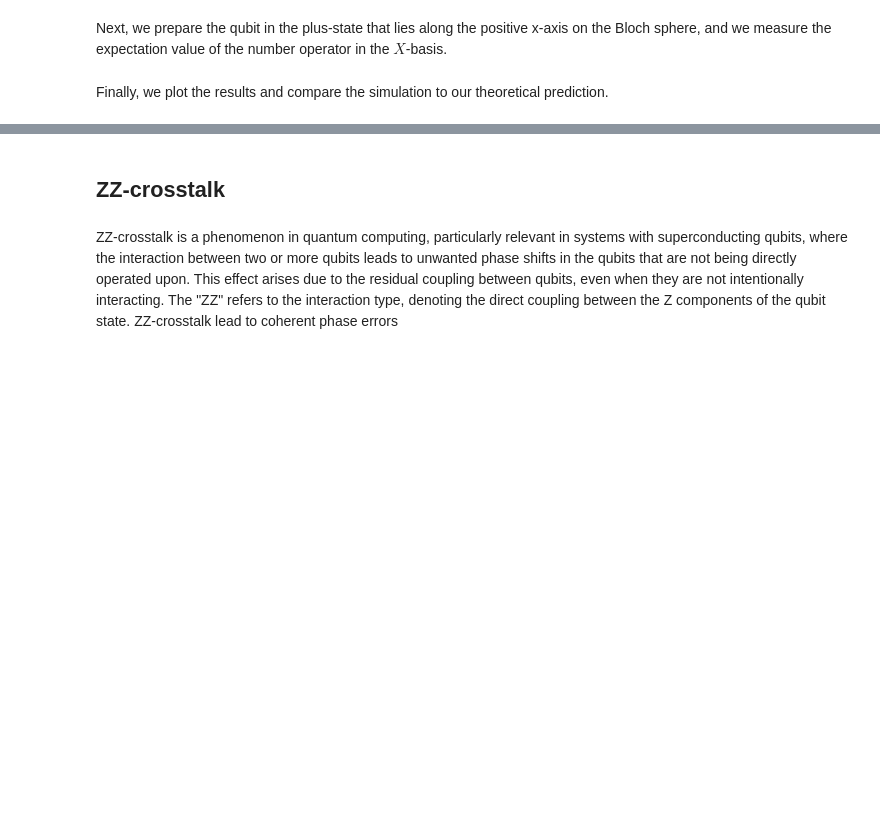
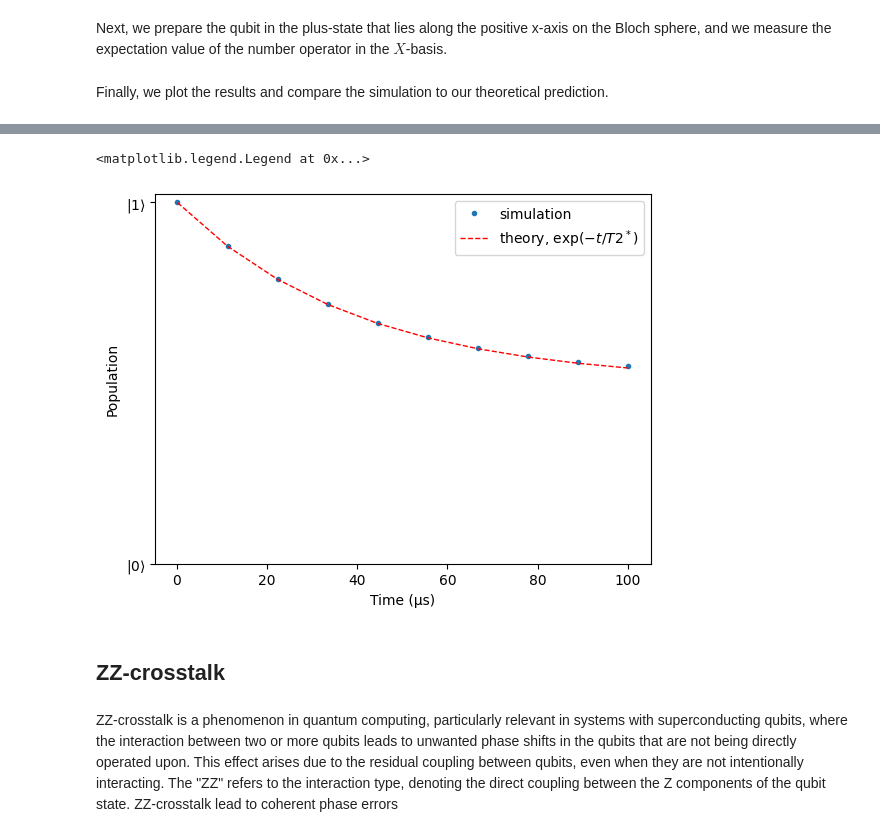
Before and after one commit to ch-stefanhi/chalmers-qubit, a Jupyter notebook: examples/relaxation.ipynb, the cells around one changed output, grey strips where cells are left out. Cells and saved outputs as stored; diff of their text form; code cells hidden in the pictures; blank space fills up the shorter version.

```diff
--- a/examples/relaxation.ipynb
+++ b/examples/relaxation.ipynb
@@ -111,3 +132,47 @@ plt.legend()
+# %%
+# Create the processor with the given hardware parameters
+# Load the physical parameters onto the model
+model = SarimnerModel(
+    qubit_frequencies=qubit_frequencies, anharmonicities=anharmonicities
+)
+
+# Add noise
+noise = [DecoherenceNoise(t1=t1, t2=t2)]
+
+# Create the processor with the given hardware parameters
+sarimner = SarimnerProcessor(model=model, noise=noise)
+# %%
+from tqdm import tqdm
+# Initial state for the simulation.
+init_state = basis(3, 0)
+# Time list in (ns)
+tlist = np.linspace(0,100*1e3,10)
+# Expectation value of number operator
+e_ops = [destroy(3).dag()*destroy(3)]
+# Population
+pop = []
+# Total time
+total_time = []
+# Loop over times
+for tau in tqdm(tlist):
+    times, coeffs = sarimner.load_circuit(spin_echo(tau))
+    # Get total time of simulation
+    t_total = sarimner.get_full_tlist()[-1]
+    # Run master equation simulation and save only start and end times
+    result = sarimner.run_state(init_state, tlist=[0,t_total] , e_ops=e_ops, options=Options(nsteps=5e6))
+    # Get result
+    pop.append(result.expect[0][-1])
+    total_time.append(t_total)
+# %%
+plt.plot(np.array(total_time)/1e3, 1-np.array(pop), '.', label='simulation')
+plt.plot(np.array(total_time)/1e3, (np.exp(-np.array(total_time)/(t2))+1)/2, 'r--', linewidth = 1, label=r"theory, $\exp(-t/T2^*)$")
+plt.xlabel(r"Time (μs)")
+plt.ylabel(r"Population")
+plt.yticks([0, 1], [r"$|0\rangle$", r"$|1\rangle$"]);
+plt.legend()
+# %% [output]
+<matplotlib.legend.Legend at 0x...>
+[figure, added]
 # %% [markdown]
 ## ZZ-crosstalk
 # %% [markdown]
```
Also changed, not shown: parts of 5 cells of this notebook, 1 other file.
